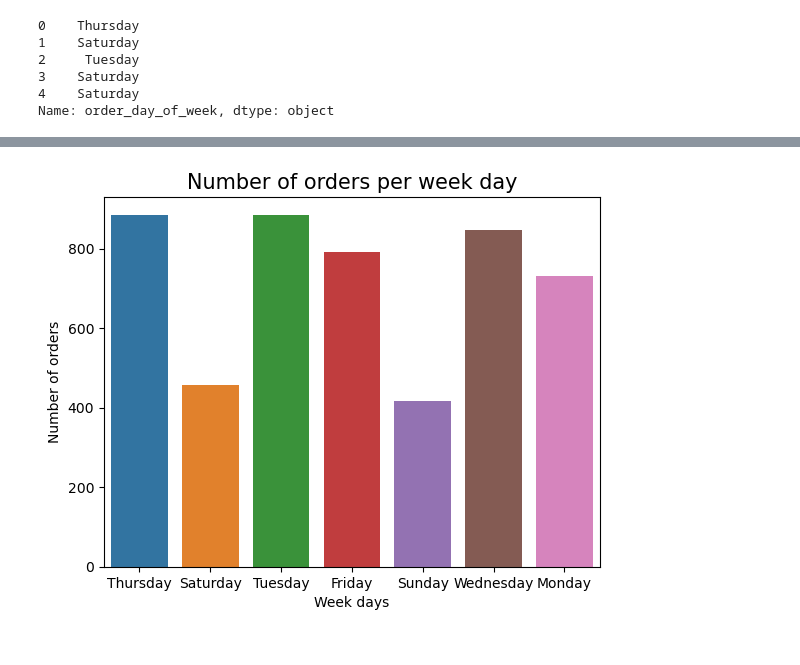
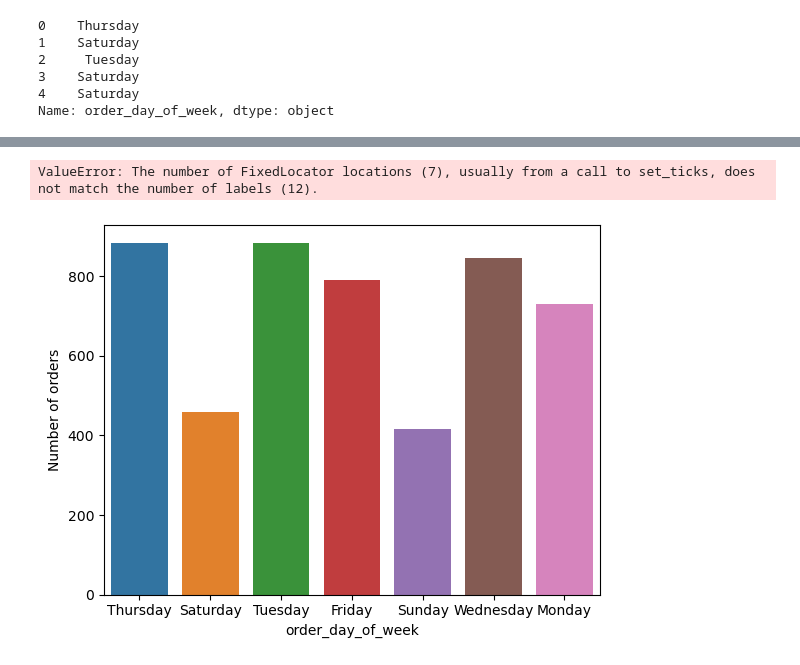
Before and after one commit to GioGonzalez07/EDA_project, a Jupyter notebook: orders_weekdays.ipynb, the cells around one changed output, grey strips where cells are left out. Cells and saved outputs as stored; diff of their text form; code cells hidden in the pictures.

```diff
--- a/orders_weekdays.ipynb
+++ b/orders_weekdays.ipynb
@@ -52,8 +52,10 @@ final_merge.head()
 # %%
 
 f1 = sns.countplot(x=final_merge['order_day_of_week'])
 f1.set_ylabel("Number of orders", fontsize = 10)
-f1.set_xlabel("Week days", fontsize = 10)
+f1.set_xticklabels("days of week")
+#f1.set_xticklabels(labels=["Monday", "Tuesday", "Wednesday", "Thursday", "Friday", "Saturday", "Sunday"])
 f1.set_title("Number of orders per week day", fontsize = 15);
 # %% [output]
+ValueError: The number of FixedLocator locations (7), usually from a call to set_ticks, does not match the number of labels (12).
-[figure, old version]
+[figure, new version]
```
